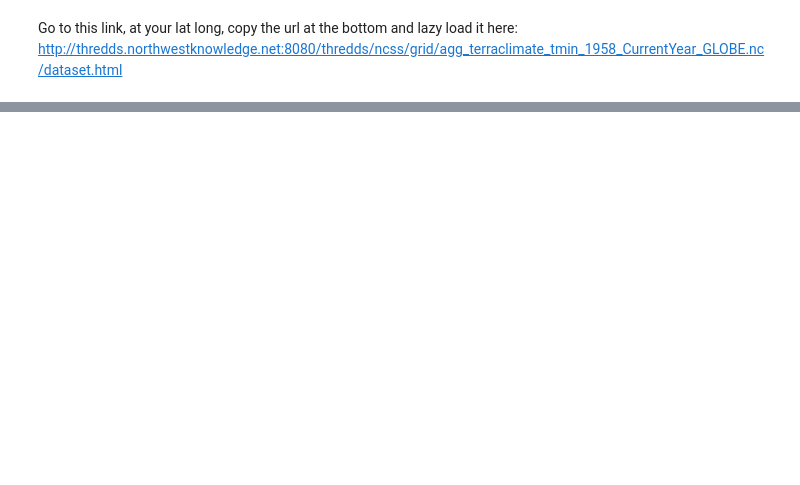
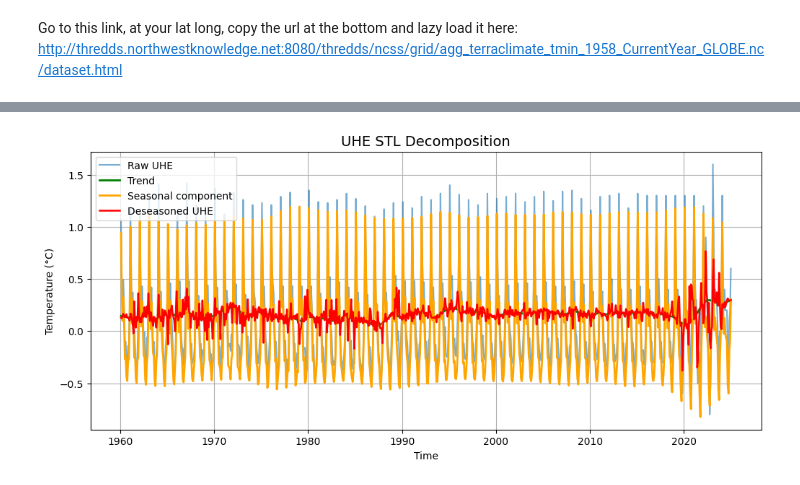
Before and after one commit to Hiba-N/isloo-uhe, a Jupyter notebook: processing.ipynb, the cells around one changed output, grey strips where cells are left out. Saved outputs shown, nothing was run; the diff lists cells and outputs as text; code cells hidden in the pictures; blank space fills up the shorter version.

```diff
--- a/processing.ipynb
+++ b/processing.ipynb
@@ -180,0 +368,35 @@ Error:
+# %%
+
+import pandas as pd
+import matplotlib.pyplot as plt
+from statsmodels.tsa.seasonal import STL
+
+# --- Example: your monthly UHE series ---
+# uhe = tmin_i9_monthly - tmin_muhrain_monthly  # already monthly pd.Series
+
+# --- STL decomposition ---
+stl = STL(uhe.dropna(), period=12, robust=True)  # period=12 for monthly data
+res = stl.fit()
+
+# Extract components
+trend = res.trend        # long-term trend
+seasonal = res.seasonal  # seasonal cycle
+residual = res.resid     # remaining noise
+
+# Deseasonalized series (trend + residual)
+uhe_deseasoned = uhe - seasonal
+
+# --- Plotting ---
+plt.figure(figsize=(12,5))
+plt.plot(uhe, label='Raw UHE', alpha=0.6)
+plt.plot(trend, label='Trend', color='green', linewidth=2)
+plt.plot(seasonal, label='Seasonal component', color='orange', linewidth=2)
+plt.plot(uhe_deseasoned, label='Deseasoned UHE', color='red', linewidth=1.8)
+plt.title("UHE STL Decomposition", fontsize=14)
+plt.xlabel("Time")
+plt.ylabel("Temperature (°C)")
+plt.legend()
+plt.grid(True)
+plt.show()
+# %% [output]
+[figure, added]
```
Also changed, not shown: parts of 28 cells of this notebook.
